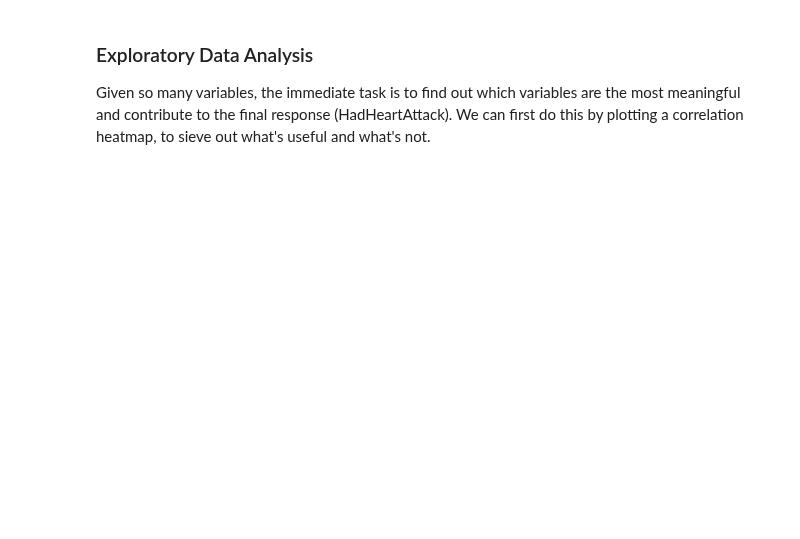
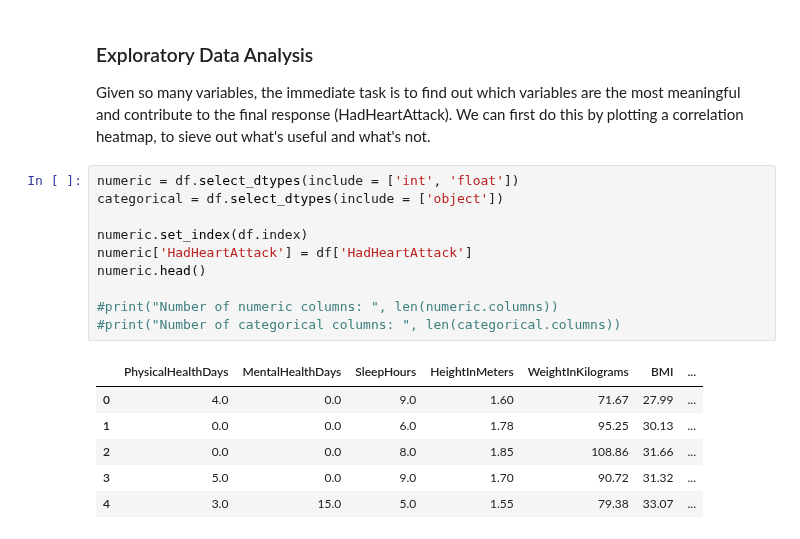
Before and after one commit to lczm/NTU-SC1015, a Jupyter notebook: Spaceship.ipynb, the cells around one changed output. Cells and saved outputs as stored; diff of their text form; blank space fills up the shorter version.

```diff
--- a/Spaceship.ipynb
+++ b/Spaceship.ipynb
@@ -103,3 +113,20 @@ print(df['CovidPos'].unique())
 # %% [markdown]
 ### Exploratory Data Analysis
 Given so many variables, the immediate task is to find out which variables are the most meaningful and contribute to the final response (HadHeartAttack). We can first do this by plotting a correlation heatmap, to sieve out what's useful and what's not.
+# %%
+numeric = df.select_dtypes(include = ['int', 'float'])
+categorical = df.select_dtypes(include = ['object'])
+
+numeric.set_index(df.index)
+numeric['HadHeartAttack'] = df['HadHeartAttack']
+numeric.head()
+
+#print("Number of numeric columns: ", len(numeric.columns))
+#print("Number of categorical columns: ", len(categorical.columns))
+# %% [output]
+|  | PhysicalHealthDays | MentalHealthDays | SleepHours | HeightInMeters | WeightInKilograms | BMI | ... |
+| 0 | 4.0 | 0.0 | 9.0 | 1.60 | 71.67 | 27.99 | ... |
+| 1 | 0.0 | 0.0 | 6.0 | 1.78 | 95.25 | 30.13 | ... |
+| 2 | 0.0 | 0.0 | 8.0 | 1.85 | 108.86 | 31.66 | ... |
+| 3 | 5.0 | 0.0 | 9.0 | 1.70 | 90.72 | 31.32 | ... |
+| 4 | 3.0 | 15.0 | 5.0 | 1.55 | 79.38 | 33.07 | ... |
```
Also changed, not shown: parts of 4 cells of this notebook.
